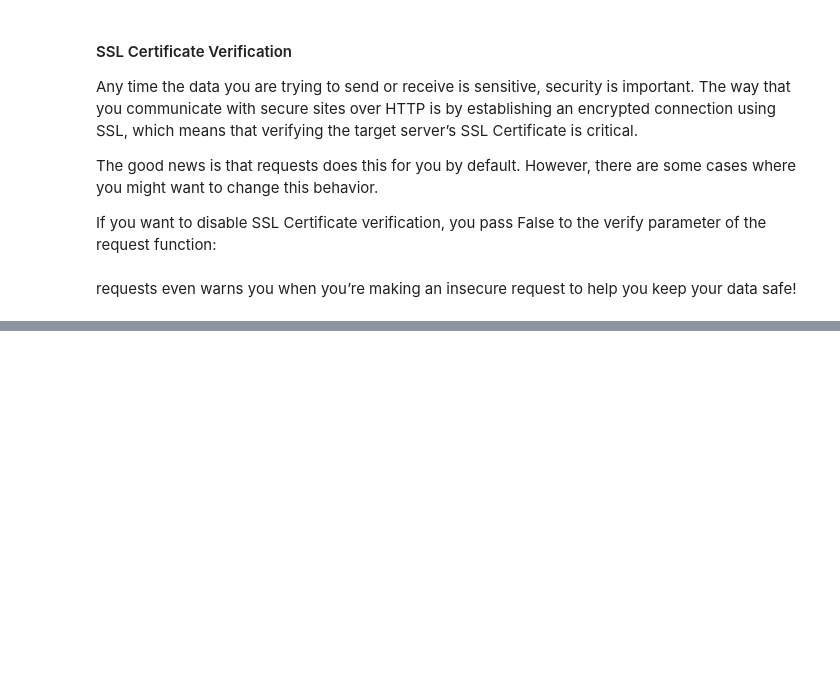
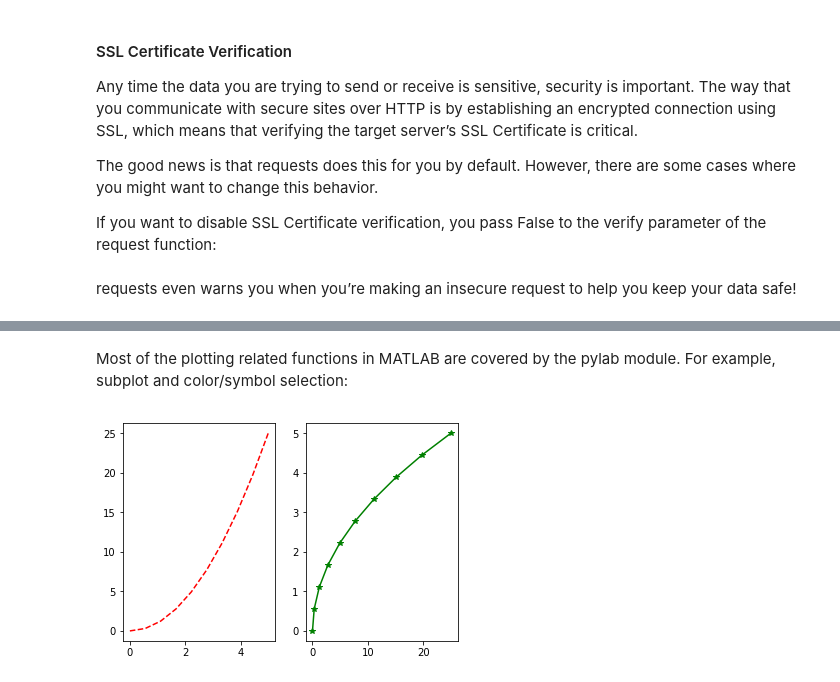
Before and after one commit to roshanrajendra/course-handbook, a Jupyter notebook: Python/Notebooks/Extensions.ipynb, the cells around one changed output, grey strips where cells are left out. Cells and saved outputs as stored; diff of their text form; code cells hidden in the pictures; blank space fills up the shorter version.

```diff
--- a/Python/Notebooks/Extensions.ipynb
+++ b/Python/Notebooks/Extensions.ipynb
@@ -269,0 +537,9 @@ requests even warns you when you’re making an insecure request to help you kee
+# %% [markdown]
+Most of the plotting related functions in MATLAB are covered by the pylab module. For example, subplot and color/symbol selection:
+# %%
+subplot(1,2,1)
+plot(x, y, 'r--')
+subplot(1,2,2)
+plot(y, x, 'g*-');
+# %% [output]
+[figure, added]
```
Also changed, not shown: parts of 91 cells of this notebook.
